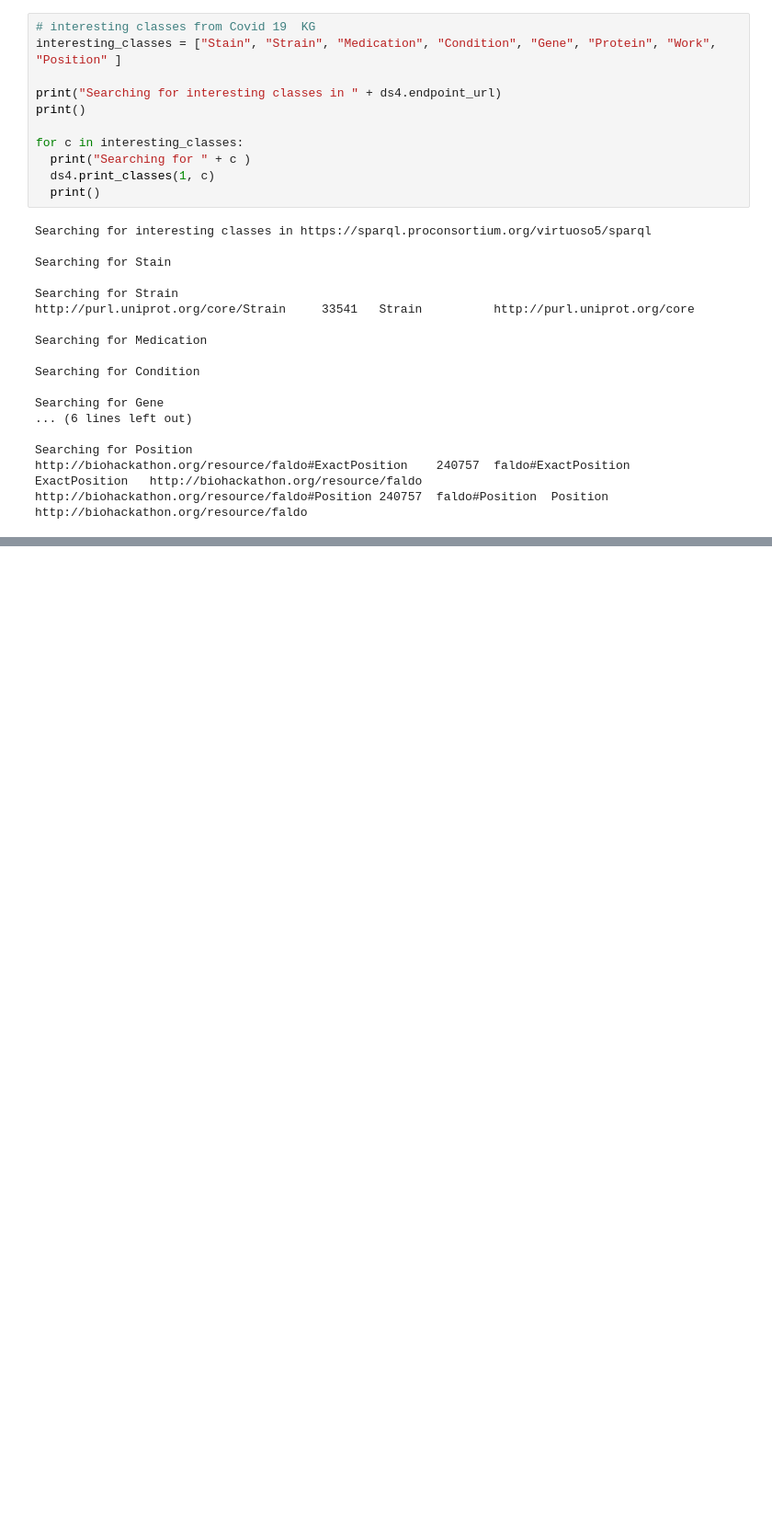
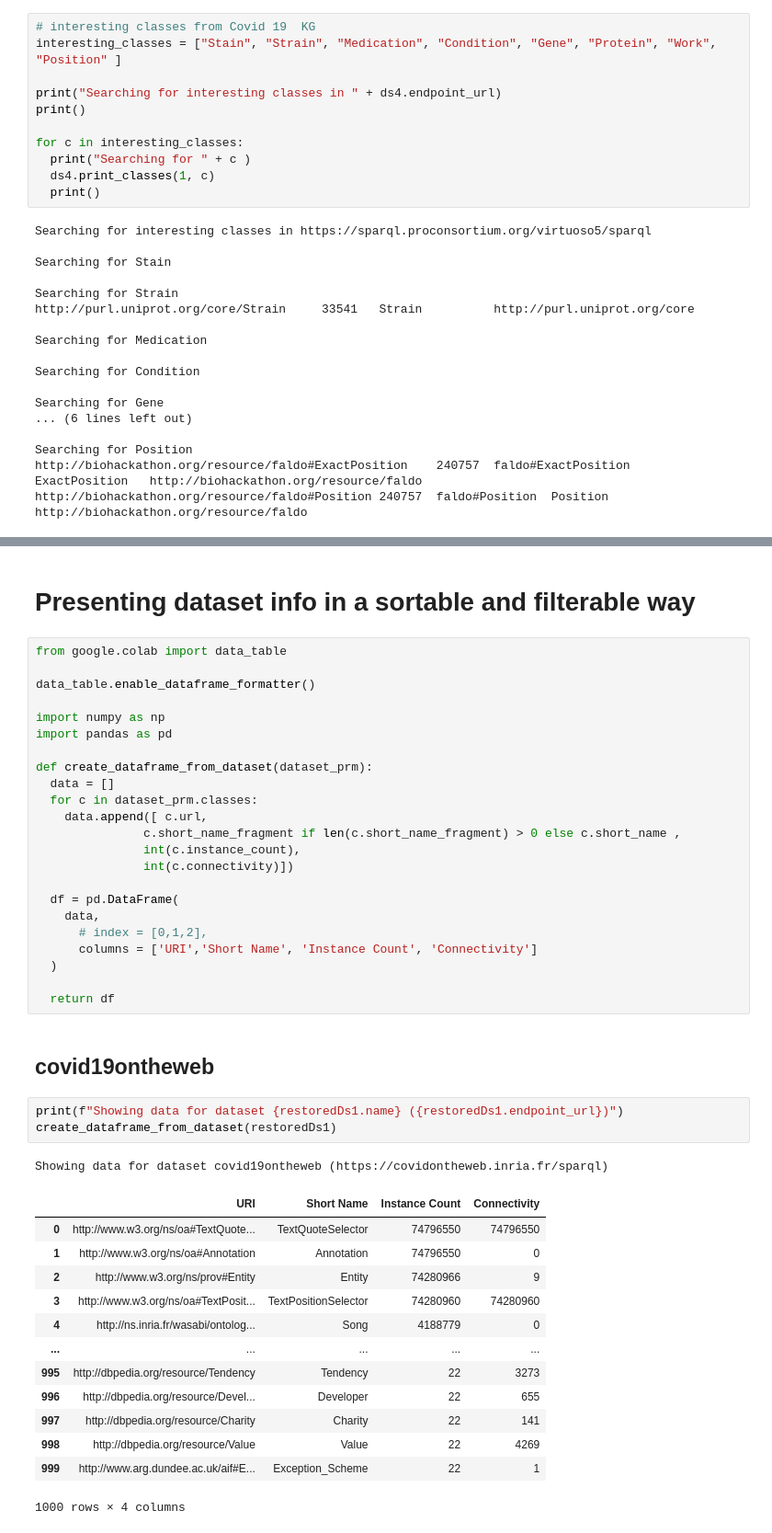
Before and after one commit to sergejsrk/SparqlDatasetAnalysis, a Jupyter notebook: Covid19_datasets.ipynb, the cells around one changed output, grey strips where cells are left out. Shown at 92% size. Cells and saved outputs as stored; diff of their text form; blank space fills up the shorter version.

Commit message:
Tables containing dataset info are sortable and filterable

```diff
--- a/Covid19_datasets.ipynb
+++ b/Covid19_datasets.ipynb
@@ -751,0 +876,45 @@ for i in sorted(short_name_2_presence_and_instance_count, reverse = True, key=la
+# %% [markdown]
+# Presenting dataset info in a sortable and filterable way
+# %%
+from google.colab import data_table
+
+data_table.enable_dataframe_formatter()
+
+import numpy as np
+import pandas as pd
+
+def create_dataframe_from_dataset(dataset_prm):
+  data = []
+  for c in dataset_prm.classes:
+    data.append([ c.url,
+               c.short_name_fragment if len(c.short_name_fragment) > 0 else c.short_name ,
+               int(c.instance_count),
+               int(c.connectivity)])
+
+  df = pd.DataFrame(
+    data,
+	  # index = [0,1,2],
+	  columns = ['URI','Short Name', 'Instance Count', 'Connectivity']
+  )
+
+  return df
+# %% [markdown]
+## covid19ontheweb
+# %%
+print(f"Showing data for dataset {restoredDs1.name} ({restoredDs1.endpoint_url})")
+create_dataframe_from_dataset(restoredDs1)
+# %% [output]
+Showing data for dataset covid19ontheweb (https://covidontheweb.inria.fr/sparql)
+|  | URI | Short Name | Instance Count | Connectivity |
+| 0 | http://www.w3.org/ns/oa#TextQuote... | TextQuoteSelector | 74796550 | 74796550 |
+| 1 | http://www.w3.org/ns/oa#Annotation | Annotation | 74796550 | 0 |
+| 2 | http://www.w3.org/ns/prov#Entity | Entity | 74280966 | 9 |
+| 3 | http://www.w3.org/ns/oa#TextPosit... | TextPositionSelector | 74280960 | 74280960 |
+| 4 | http://ns.inria.fr/wasabi/ontolog... | Song | 4188779 | 0 |
+| ... | ... | ... | ... | ... |
+| 995 | http://dbpedia.org/resource/Tendency | Tendency | 22 | 3273 |
+| 996 | http://dbpedia.org/resource/Devel... | Developer | 22 | 655 |
+| 997 | http://dbpedia.org/resource/Charity | Charity | 22 | 141 |
+| 998 | http://dbpedia.org/resource/Value | Value | 22 | 4269 |
+| 999 | http://www.arg.dundee.ac.uk/aif#E... | Exception_Scheme | 22 | 1 |
+1000 rows × 4 columns
```
Also changed, not shown: parts of 31 cells of this notebook.
